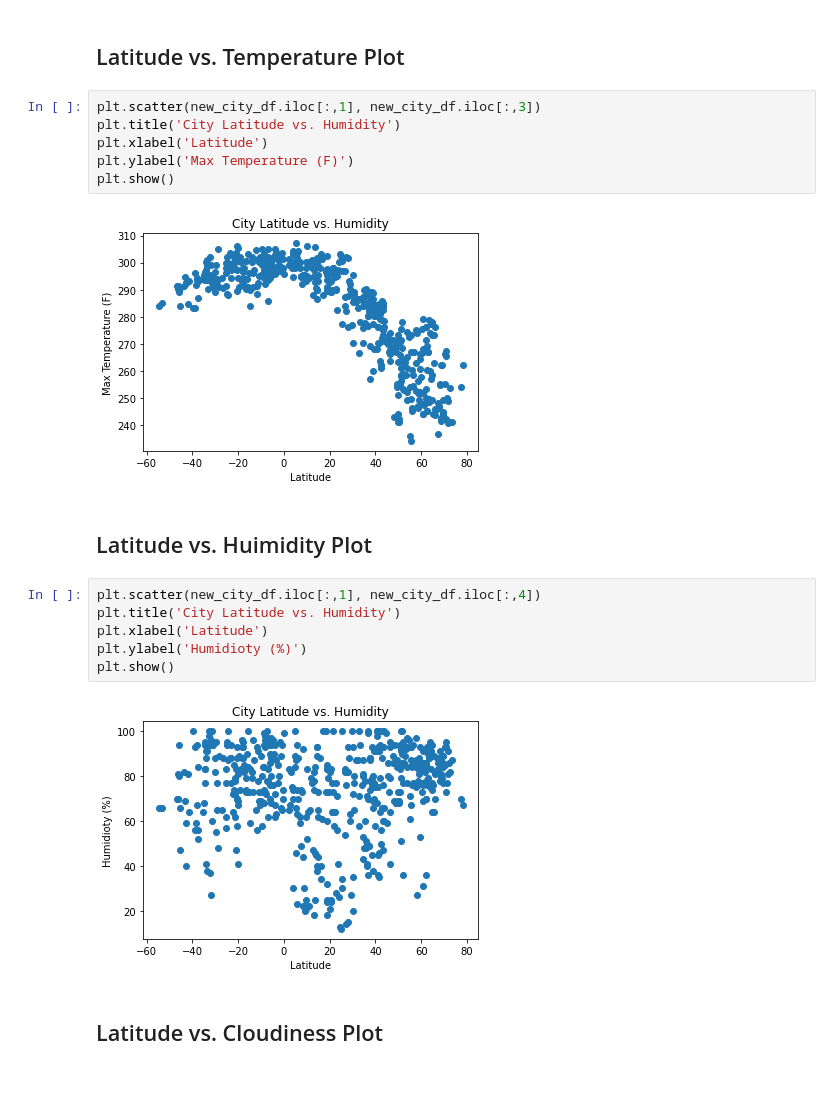
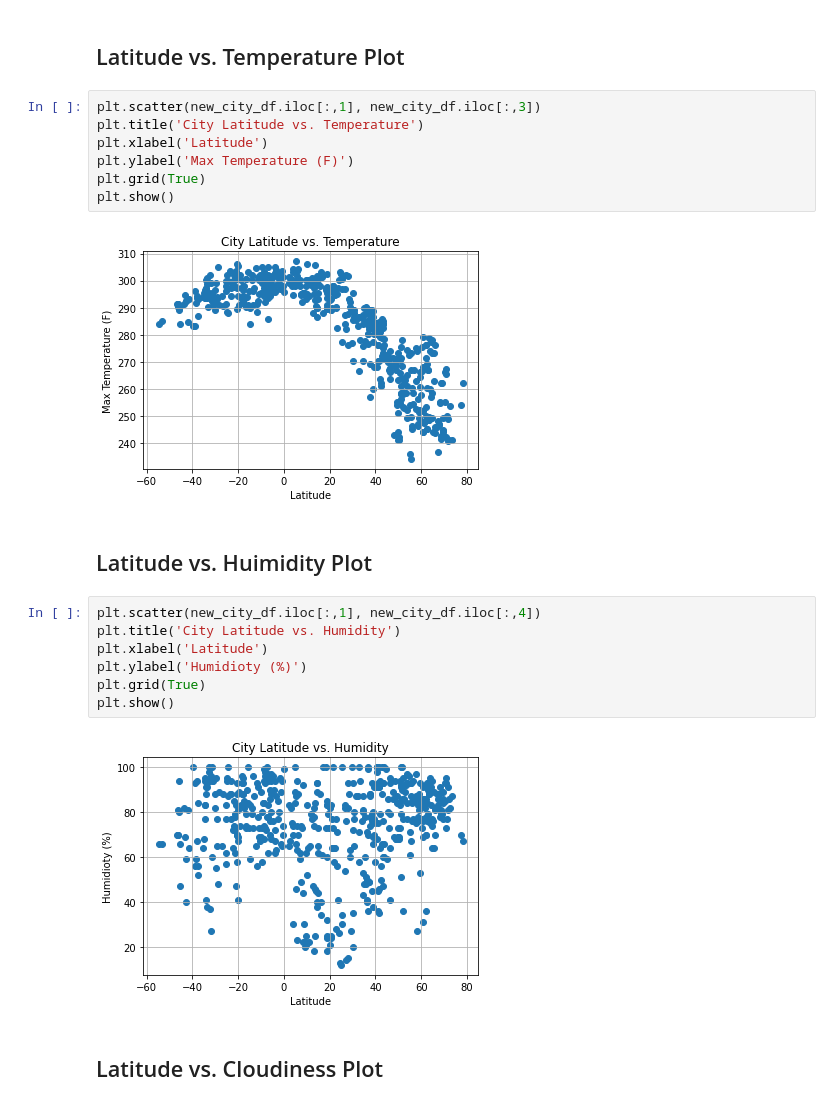
Before and after one commit to danieltp92/python-api-challenge, a Jupyter notebook: WeatherPy/WeatherPy.ipynb, the cells around one changed output. Drawn from its saved outputs; the diff is of its cells as text.

```diff
--- a/WeatherPy/WeatherPy.ipynb
+++ b/WeatherPy/WeatherPy.ipynb
@@ -212,12 +212,13 @@ new_city_df.head()
 ## Latitude vs. Temperature Plot
 # %%
 plt.scatter(new_city_df.iloc[:,1], new_city_df.iloc[:,3])
-plt.title('City Latitude vs. Humidity')
+plt.title('City Latitude vs. Temperature')
 plt.xlabel('Latitude')
 plt.ylabel('Max Temperature (F)')
+plt.grid(True)
 plt.show()
 # %% [output]
-[figure, old version]
+[figure, new version]
 # %% [markdown]
 ## Latitude vs. Huimidity Plot
 # %%
@@ -225,9 +226,10 @@ plt.scatter(new_city_df.iloc[:,1], new_city_df.iloc[:,4])
 plt.title('City Latitude vs. Humidity')
 plt.xlabel('Latitude')
 plt.ylabel('Humidioty (%)')
+plt.grid(True)
 plt.show()
 # %% [output]
-[figure, old version]
+[figure, new version]
 # %% [markdown]
 ## Latitude vs. Cloudiness Plot
 # %%
```
Also changed, not shown: parts of 25 cells of this notebook.
